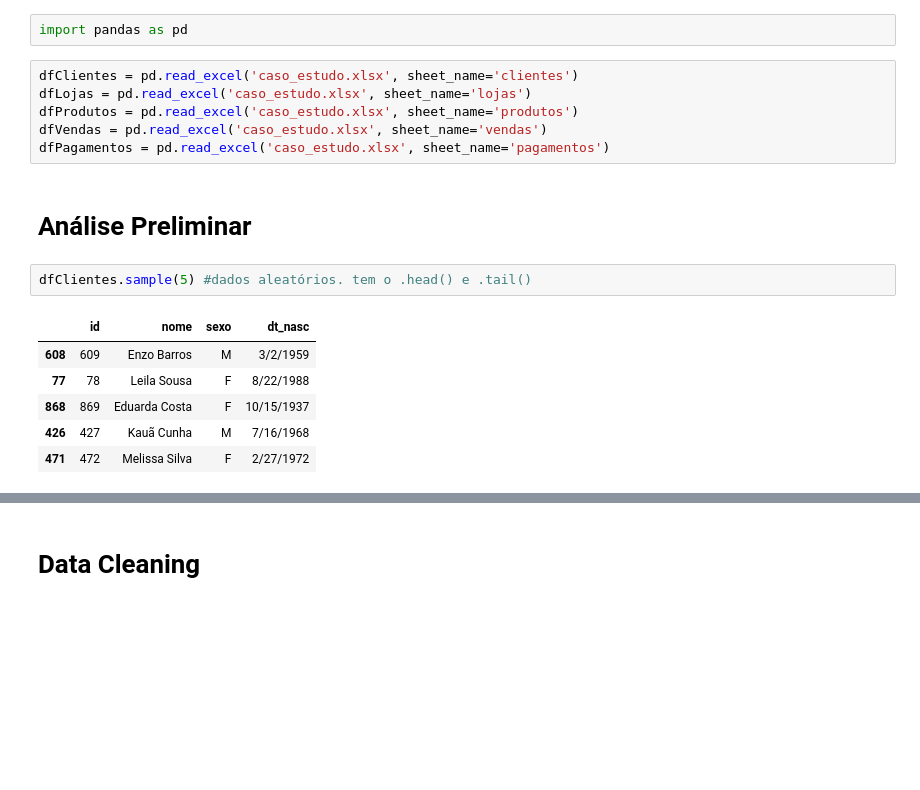
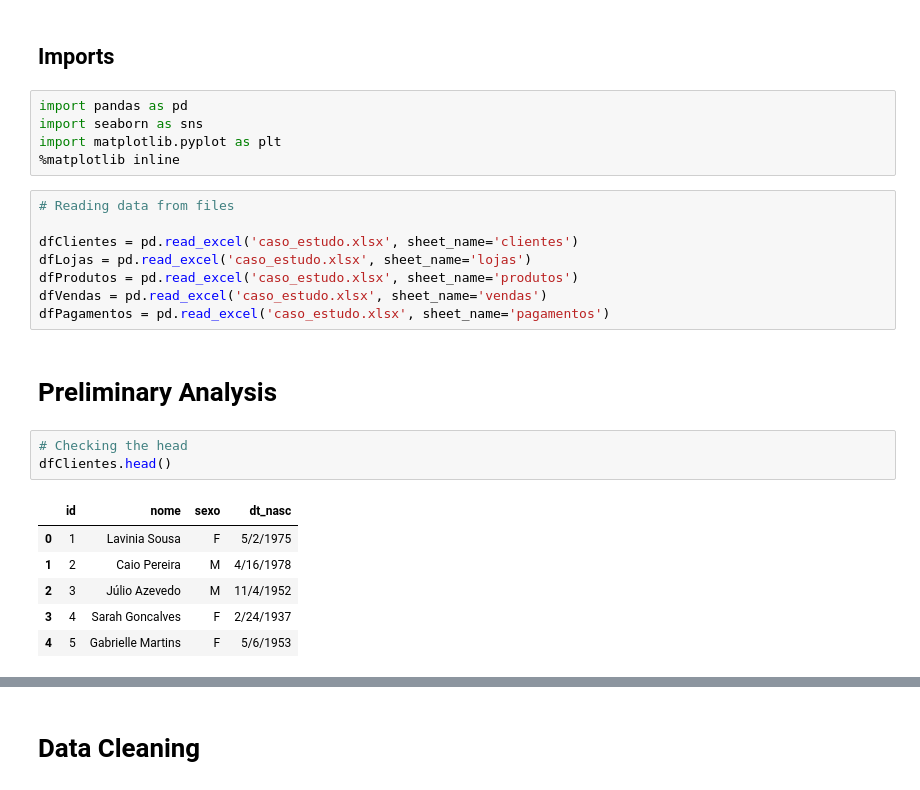
Before and after one commit to astorelucas/data-analysis-python, a Jupyter notebook: analysis/analises.ipynb, the cells around one changed output, grey strips where cells are left out. Saved outputs shown, nothing was run; the diff lists cells and outputs as text; blank space fills up the shorter version.

```diff
--- a/analysis/analises.ipynb
+++ b/analysis/analises.ipynb
@@ -1,19 +1,27 @@
+# %% [markdown]
+## Imports
 # %%
 import pandas as pd
+import seaborn as sns
+import matplotlib.pyplot as plt
+%matplotlib inline
 # %%
+# Reading data from files
+
 dfClientes = pd.read_excel('caso_estudo.xlsx', sheet_name='clientes')
 dfLojas = pd.read_excel('caso_estudo.xlsx', sheet_name='lojas')
 dfProdutos = pd.read_excel('caso_estudo.xlsx', sheet_name='produtos')
 dfVendas = pd.read_excel('caso_estudo.xlsx', sheet_name='vendas')
 dfPagamentos = pd.read_excel('caso_estudo.xlsx', sheet_name='pagamentos')
 # %% [markdown]
-# Análise Preliminar
+# Preliminary Analysis
 # %%
-dfClientes.sample(5) #dados aleatórios. tem o .head() e .tail()
+# Checking the head
+dfClientes.head()
 # %% [output]
 |  | id | nome | sexo | dt_nasc |
-| 608 | 609 | Enzo Barros | M | 3/2/1959 |
-| 77 | 78 | Leila Sousa | F | 8/22/1988 |
-| 868 | 869 | Eduarda Costa | F | 10/15/1937 |
-| 426 | 427 | Kauã Cunha | M | 7/16/1968 |
-| 471 | 472 | Melissa Silva | F | 2/27/1972 |
+| 0 | 1 | Lavinia Sousa | F | 5/2/1975 |
+| 1 | 2 | Caio Pereira | M | 4/16/1978 |
+| 2 | 3 | Júlio Azevedo | M | 11/4/1952 |
+| 3 | 4 | Sarah Goncalves | F | 2/24/1937 |
+| 4 | 5 | Gabrielle Martins | F | 5/6/1953 |
```
Also changed, not shown: parts of 32 cells of this notebook.
